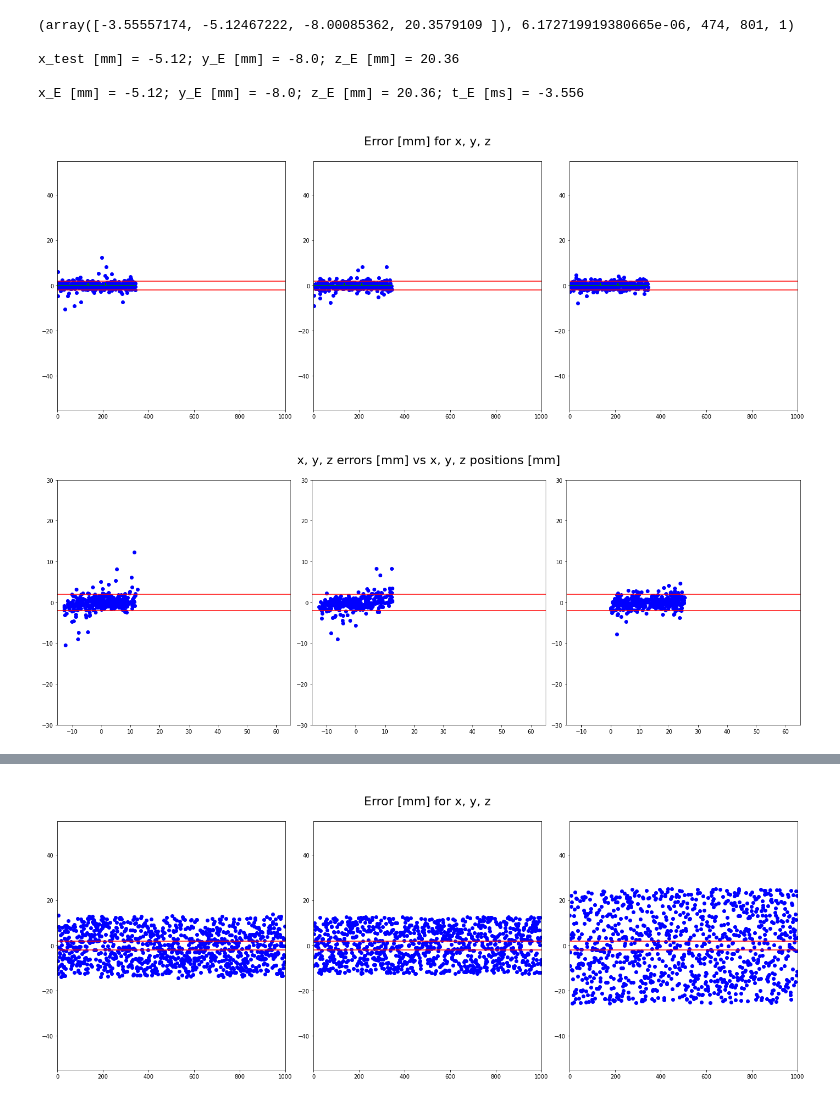
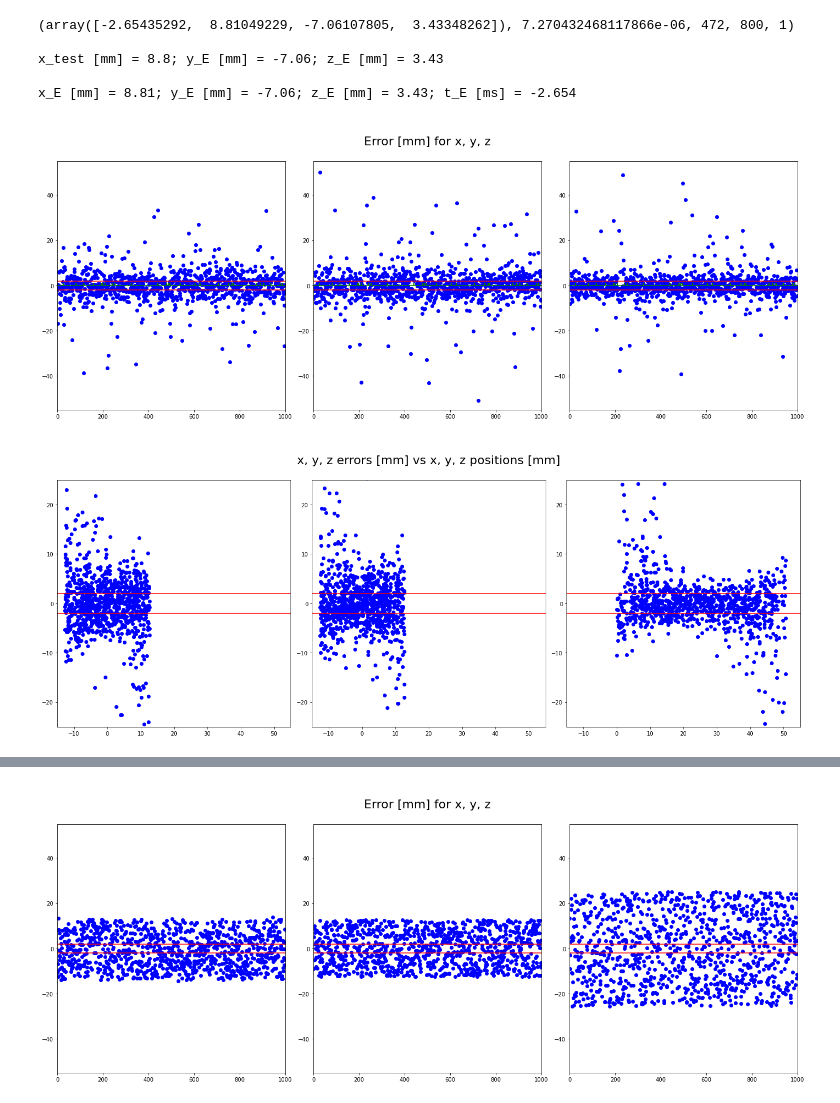
Before and after one commit to cctony1/acousticemissions, a Jupyter notebook: Elsys_sourcelocation_AlgorithmTests.ipynb, the cells around one changed output, grey strips where cells are left out. Saved outputs shown, nothing was run; the diff lists cells and outputs as text; code cells hidden in the pictures.

```diff
--- a/Elsys_sourcelocation_AlgorithmTests.ipynb
+++ b/Elsys_sourcelocation_AlgorithmTests.ipynb
@@ -39,14 +39,14 @@ Zi = z
 #                   (rng.random((2,))-0.5)/5, np.zeros(2)), axis=None)
 # dz = np.concatenate((np.zeros(2), (rng.random((8,))-0.5)/5), axis=None)
 
-# no inflence from sensor area
+# no influence from sensor area
 dx = np.zeros(10)
 dy = np.zeros(10)
 dz = np.zeros(10)
 
-Xi+=dx
-Yi+=dy
-Zi+=dz
+# Xi+=dx
+# Yi+=dy
+# Zi+=dz
 sensors = np.vstack((Xi,Yi,Zi)).T
 
 # double check sensor locations in 3d
@@ -89,11 +89,11 @@ if (event[0][1]**2 + event[0][2]**2) <= Diameter**2/4:
             print(f'\nx_test [mm] = {round(r_test[0],2)}; y_E [mm] = {round(r_test[1],2)}; z_E [mm] = {round(r_test[2],2)}')
             print(f'\nx_E [mm] = {round(event[0][1],2)}; y_E [mm] = {round(event[0][2],2)}; z_E [mm] = {round(event[0][3],2)}; t_E [ms] = {round(event[0][0],3)}')
 # %% [output]
-(array([-3.55557174, -5.12467222, -8.00085362, 20.3579109 ]), 6.172719919380665e-06, 474, 801, 1)
+(array([-2.65435292,  8.81049229, -7.06107805,  3.43348262]), 7.270432468117866e-06, 472, 800, 1)
 
-x_test [mm] = -5.12; y_E [mm] = -8.0; z_E [mm] = 20.36
+x_test [mm] = 8.8; y_E [mm] = -7.06; z_E [mm] = 3.43
 
-x_E [mm] = -5.12; y_E [mm] = -8.0; z_E [mm] = 20.36; t_E [ms] = -3.556
+x_E [mm] = 8.81; y_E [mm] = -7.06; z_E [mm] = 3.43; t_E [ms] = -2.654
 # %%
 # arrival times: test data with known (random) solutions
 answers = np.ones([8,])
@@ -109,6 +109,7 @@ for i in range(1000):
     # add random error (up to 1/2 a microsec) to picks
     err_picks = (rng.random((10,))-0.5)
     picks+=err_picks
+
     # arrival times: real data
 #     picks = np.array([np.NaN, 0.0074, 0.0074, 0.0094, 0.0086, 0.0088, -0.001, np.NaN, 0.0126, 0.0092]) # sen8=0.0204
 #     picks *= 1e3
@@ -121,17 +122,17 @@ for i in range(1000):
 
     # subset of sensors, picks
     mask = np.ones(10, dtype=bool)
-    mask[[0,2,4,6,8]] = False
+    #mask[[0,2,4,6,8]] = False
     good_sensors = sensors[mask==True]
     good_picks = picks[mask==True]
 
-    if r_test[2] <=25.4:
+    if r_test[2] <=25.4*2: # set a condition if you want to only look at specific z locations
         # Nelder Mead optimum search (Simplex Method)
         event = fmin(err,ev0,args=(good_sensors,Vp,good_picks),disp=False,full_output=True,maxiter=1000,maxfun=1000)
-        if (event[0][1]**2 + event[0][2]**2) <= Diameter**2/4:
-            if event[0][3] >= np.min(Zi) and event[0][3] <= np.max(Zi):
-                answers = ( np.vstack((answers,np.append(np.hstack(
-                    (r_test,r_test-event[0][1:])),[event[0][0],event[4]]))) )
+#         if (event[0][1]**2 + event[0][2]**2) <= Diameter**2/4:
+#             if event[0][3] >= np.min(Zi) and event[0][3] <= np.max(Zi):
+        answers = ( np.vstack((answers,np.append(np.hstack(
+            (r_test,r_test-event[0][1:])),[event[0][0],event[4]]))) )
 answers = np.delete(answers, (0), axis=0)
 
 %matplotlib inline
@@ -146,39 +147,39 @@ for r,c in enumerate(errors.T):
     axs[r].plot([-100,1100],[2,2], color = "red")
     axs[r].plot([-100,1100],[-2,-2], color = "red")
     axs[r].plot(flag.T, color = "green")
 fig.add_subplot(111, frame_on=False)
 plt.tick_params(labelcolor="none", bottom=False, left=False)
 plt.title('\nError [mm] for x, y, z\n', fontsize=22)
 plt.tight_layout()
-plt.savefig('error_5pointsensors,RandomPickingErrorsPt5usBottomHalfSample.png')
+#plt.savefig('error_5pointsensors,RandomPickingErrorsPt5usBottomHalfSample.png')
 plt.show()
 
 # dx vs x, dy vs y, dz vs z
 fig, axs = plt.subplots(1, 3, figsize = (20, 8))
 for r,c in enumerate(truth.T):
     axs[r].plot(c,errors.T[r], 'bo')
-    axs[r].set_ylim(-30,30)
-    axs[r].set_xlim(-15,65)
+    axs[r].set_ylim(-25,25)
+    axs[r].set_xlim(-15,55)
     axs[r].plot([-100,1100],[2,2], color = "red")
     axs[r].plot([-100,1100],[-2,-2], color = "red")
 fig.add_subplot(111, frame_on=False)
 plt.tick_params(labelcolor="none", bottom=False, left=False)
 plt.title('\nx, y, z errors [mm] vs x, y, z positions [mm]\n', fontsize=22)
 plt.tight_layout()
-plt.savefig('errors_5pointsensors,RandomPickingErrorsPt5usBottomHalfSample.png')
+#plt.savefig('errors_5pointsensors,RandomPickingErrorsPt5usBottomHalfSample.png')
 plt.show()
 
 # check randomness of event locations in 3d
 # from mpl_toolkits import mplot3d
 # import matplotlib.pyplot as plt
 # %matplotlib notebook
 # fig = plt.figure()
 # ax = plt.axes(projection='3d')
 # ax.scatter3D(truth.T[0],truth.T[1],truth.T[2])
 # plt.show()
 # %% [output]
-[figure, old version]
+[figure, new version]
-[figure, old version]
+[figure, new version]
 # %%
 from scipy import stats as st
 import statsmodels.stats.api as sms
```
Also changed, not shown: parts of 2 cells of this notebook, 1 other file.
